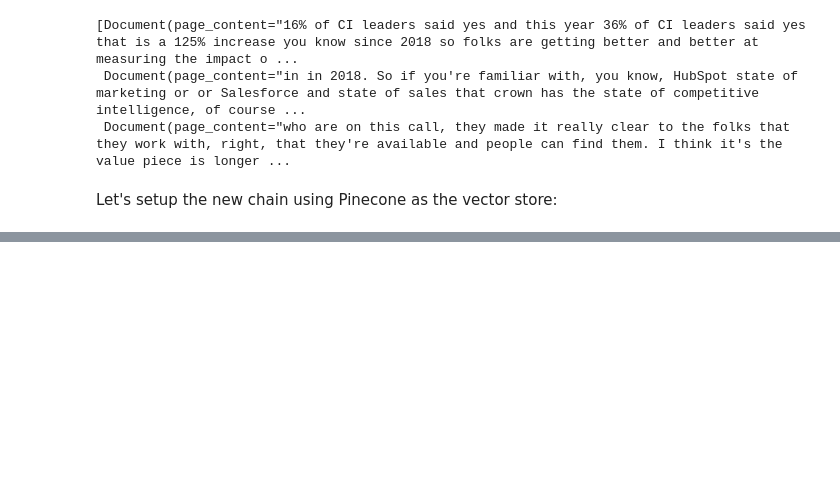
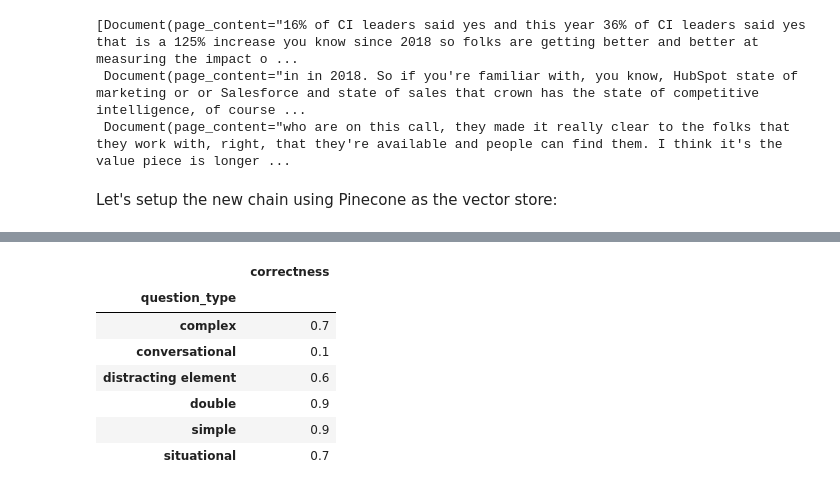
Before and after one commit to kailashgopalan/bjj-rag, a Jupyter notebook: rag.ipynb, the cells around one changed output, grey strips where cells are left out. Cells and saved outputs as stored; diff of their text form; code cells hidden in the pictures; blank space fills up the shorter version.

```diff
--- a/rag.ipynb
+++ b/rag.ipynb
@@ -267,0 +323,4 @@ chain.invoke("What is the best way for a company to get started with competitive
+# %%
+from giskard.rag import KnowledgeBase
+
+knowledge_base = KnowledgeBase(df)
@@ -267,0 +329,8 @@ chain.invoke("What is the best way for a company to get started with competitive
+# %%
+from giskard.rag import generate_testset
+
+testset = generate_testset(
+    knowledge_base,
+    num_questions=60,
+    agent_description="A chatbot answering questions about competitive intelligence",
+)
@@ -267,0 +376,3 @@ chain.invoke("What is the best way for a company to get started with competitive
+# %%
+def answer_fn(question, history=None):
+    return chain.invoke({"question": question})
@@ -267,0 +381,4 @@ chain.invoke("What is the best way for a company to get started with competitive
+# %%
+from giskard.rag import evaluate
+
+report = evaluate(answer_fn, testset=testset, knowledge_base=knowledge_base)
@@ -267,0 +406,11 @@ chain.invoke("What is the best way for a company to get started with competitive
+# %%
+report.correctness_by_question_type()
+# %% [output]
+|  | correctness |
+| question_type |  |
+| complex | 0.7 |
+| conversational | 0.1 |
+| distracting element | 0.6 |
+| double | 0.9 |
+| simple | 0.9 |
+| situational | 0.7 |
```
Also changed, not shown: parts of 33 cells of this notebook, 4 other files.
